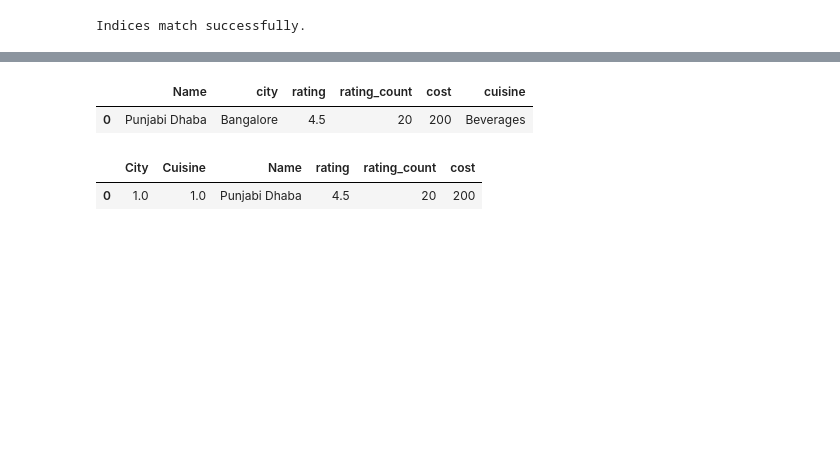
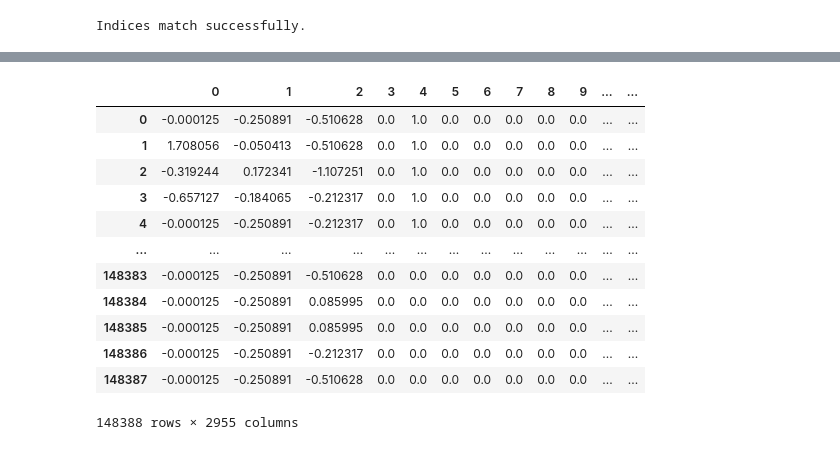
Before and after one commit to Shanchai-bit/Swiggy-s-Restaurant-Recommendation-System, a Jupyter notebook: swiggy.ipynb, the cells around one changed output, grey strips where cells are left out. Cells and saved outputs as stored; diff of their text form; code cells hidden in the pictures; blank space fills up the shorter version.

```diff
--- a/swiggy.ipynb
+++ b/swiggy.ipynb
@@ -221,0 +194,3 @@ df_encoded.head()
+# %%
+cleaned_df.drop(columns=['name'], inplace=True)
+cleaned_df.info()
@@ -221,0 +210,17 @@ df_encoded.head()
+# %%
+from sklearn.preprocessing import OneHotEncoder, StandardScaler
+from sklearn.compose import ColumnTransformer
+
+# Define categorical & numerical columns
+categorical_cols = ['city', 'cuisine']  # Exclude 'Cuisine' from encoding
+numerical_cols = ['rating', 'rating_count', 'cost']
+
+# Preprocessing: Scale numerical & One-Hot encode categorical
+preprocessor = ColumnTransformer([
+    ('num', StandardScaler(), numerical_cols),
+    ('cat', OneHotEncoder(sparse_output=False, handle_unknown="ignore"), categorical_cols)
+])
+
+# Transform dataset
+processed_data = preprocessor.fit_transform(cleaned_df)
+processed_data
@@ -221,0 +255,4 @@ df_encoded.head()
+# %%
+# Convert the array into a DataFrame
+df_encoded = pd.DataFrame(processed_data)
+df_encoded.head()
@@ -258,12 +274,9 @@ df_all_encoded.to_csv(encoded_filepath, index=False)
 # %%
-# Load the datasets
-cleaned_data = pd.read_csv(r"D:\Guvi_Project\Swiggy’s Restaurant Recommendation System\Data\Cleaned_data.csv")  # Ensure index is loaded
-encoded_data = pd.read_csv(r"D:\Guvi_Project\Swiggy’s Restaurant Recommendation System\Data\Encoded_data.csv")  # Ensure index is loaded
-cleaned_data.reset_index(drop=True, inplace=True)
-encoded_data.reset_index(drop=True, inplace=True)
+cleaned_df.reset_index(drop=True, inplace=True)
+df_encoded.reset_index(drop=True, inplace=True)
 
 # Compare indices
-if not cleaned_data.index.equals(encoded_data.index):
+if not cleaned_df.index.equals(df_encoded.index):
     print("Warning: Indices do not match!")
 else:
     print("Indices match successfully.")
@@ -328,17 +301,18 @@ Name: cluster, Length: 148388, dtype: int32
+# %%
+df_encoded
+# %% [output]
+|  | 0 | 1 | 2 | 3 | 4 | 5 | 6 | 7 | 8 | 9 | ... | ... |
+| 0 | -0.000125 | -0.250891 | -0.510628 | 0.0 | 1.0 | 0.0 | 0.0 | 0.0 | 0.0 | 0.0 | ... | ... |
+| 1 | 1.708056 | -0.050413 | -0.510628 | 0.0 | 1.0 | 0.0 | 0.0 | 0.0 | 0.0 | 0.0 | ... | ... |
+| 2 | -0.319244 | 0.172341 | -1.107251 | 0.0 | 1.0 | 0.0 | 0.0 | 0.0 | 0.0 | 0.0 | ... | ... |
+| 3 | -0.657127 | -0.184065 | -0.212317 | 0.0 | 1.0 | 0.0 | 0.0 | 0.0 | 0.0 | 0.0 | ... | ... |
+| 4 | -0.000125 | -0.250891 | -0.212317 | 0.0 | 1.0 | 0.0 | 0.0 | 0.0 | 0.0 | 0.0 | ... | ... |
+| ... | ... | ... | ... | ... | ... | ... | ... | ... | ... | ... | ... | ... |
+| 148383 | -0.000125 | -0.250891 | -0.510628 | 0.0 | 0.0 | 0.0 | 0.0 | 0.0 | 0.0 | 0.0 | ... | ... |
+| 148384 | -0.000125 | -0.250891 | 0.085995 | 0.0 | 0.0 | 0.0 | 0.0 | 0.0 | 0.0 | 0.0 | ... | ... |
+| 148385 | -0.000125 | -0.250891 | 0.085995 | 0.0 | 0.0 | 0.0 | 0.0 | 0.0 | 0.0 | 0.0 | ... | ... |
+| 148386 | -0.000125 | -0.250891 | -0.212317 | 0.0 | 0.0 | 0.0 | 0.0 | 0.0 | 0.0 | 0.0 | ... | ... |
+| 148387 | -0.000125 | -0.250891 | -0.510628 | 0.0 | 0.0 | 0.0 | 0.0 | 0.0 | 0.0 | 0.0 | ... | ... |
+148388 rows × 2955 columns
 # %%
-user = {'Name': 'Punjabi Dhaba','city': 'Bangalore', 'rating': 4.5, 'rating_count': 20,'cost': 200, 'cuisine': 'Beverages'}
-user_df = pd.DataFrame(user, index=[0])
-user_df
+user = {'city': 'Abohar', 'rating': 4.5, 'rating_count': 20,'cost': 300,'cuisine': 'North Indian'}
-# %% [output]
-|  | Name | city | rating | rating_count | cost | cuisine |
-| 0 | Punjabi Dhaba | Bangalore | 4.5 | 20 | 200 | Beverages |
-# %%
-
-encoder_col = encoder.fit_transform(user_df[['city', 'cuisine']])
-encoded_data = pd.DataFrame(encoder_col, columns=(['City', 'Cuisine']))
-concat_df = pd.concat([encoded_data, user_df], axis=1)
-concat_df.drop(columns=['city', 'cuisine'], inplace=True)
-concat_df
-# %% [output]
-|  | City | Cuisine | Name | rating | rating_count | cost |
-| 0 | 1.0 | 1.0 | Punjabi Dhaba | 4.5 | 20 | 200 |
```
Also changed, not shown: parts of 22 cells of this notebook, 1 other file.
